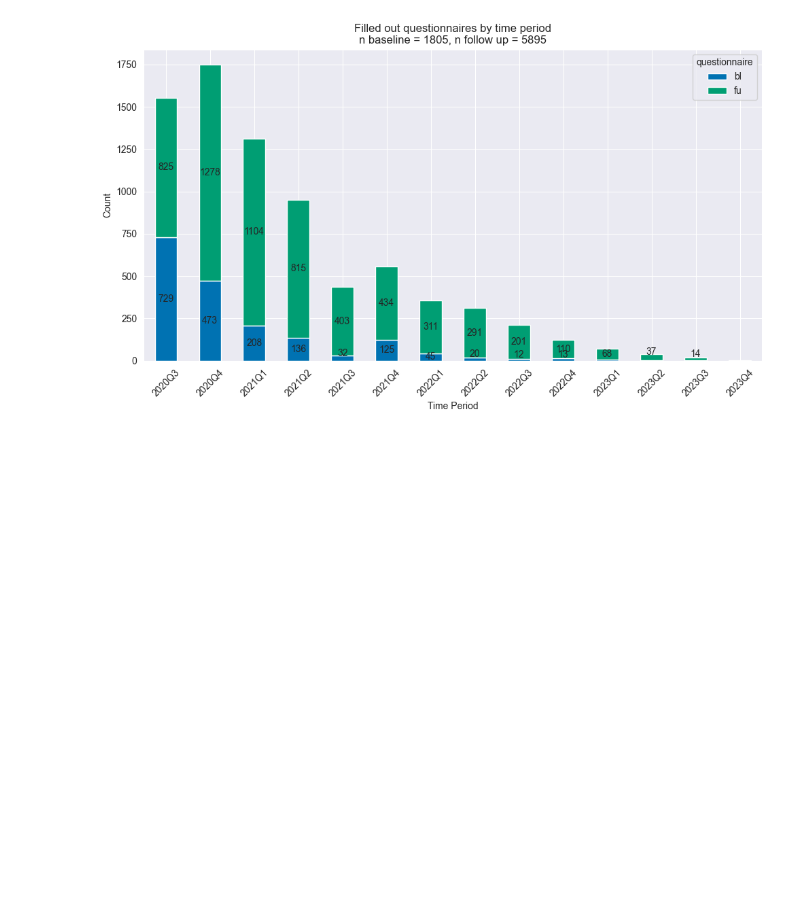
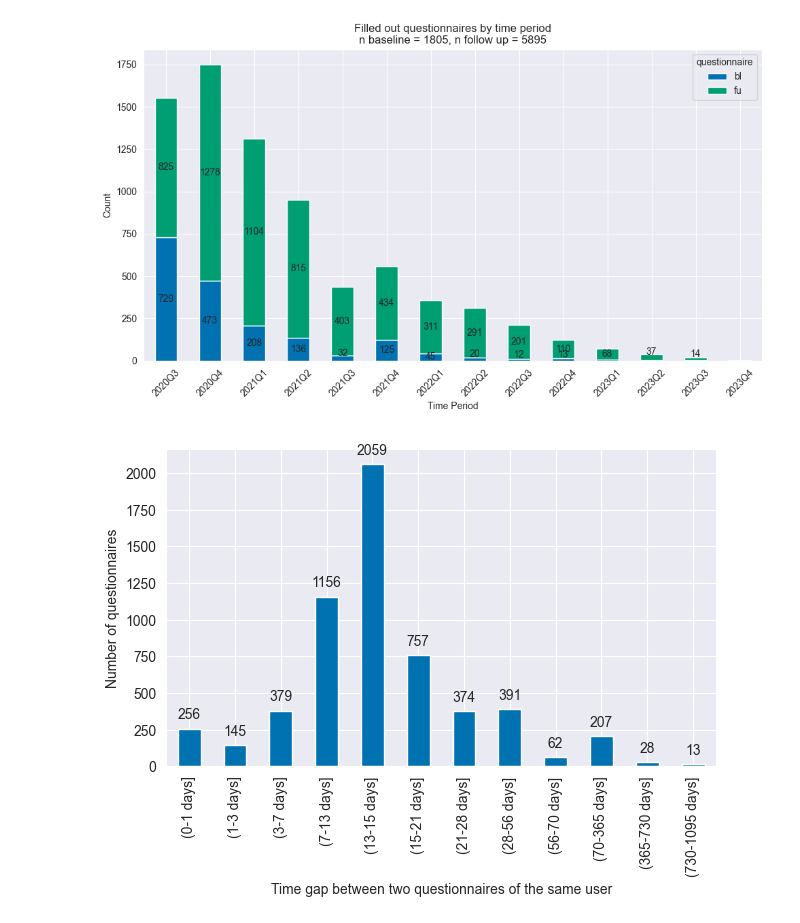
Before and after one commit to joa24jm/CH-Heart, a Jupyter notebook: src/d01_analyse/demographics.ipynb, the cells around one changed output. Saved outputs shown, nothing was run; the diff lists cells and outputs as text; code cells hidden in the pictures; blank space fills up the shorter version.

Commit message:
continue with data description: Create new figure of filling out behaviour

```diff
--- a/src/d01_analyse/demographics.ipynb
+++ b/src/d01_analyse/demographics.ipynb
@@ -210,3 +200,48 @@ plt.savefig('results/figures/n_assessments_by_Q_and_kind.svg')
 plt.show()
 # %% [output]
 [figure]
+# %%
+# Define bins
+bins = [pd.Timedelta(days=0), pd.Timedelta(days=1), pd.Timedelta(days=3), pd.Timedelta(days=7),
+        pd.Timedelta(days=13), pd.Timedelta(days=15), pd.Timedelta(days=21),
+        pd.Timedelta(days=28), pd.Timedelta(days=56), pd.Timedelta(days=70), pd.Timedelta(days=365), pd.Timedelta(days=730), pd.Timedelta(days=1095)]
+
+# Custom function to format timedelta bins into a readable string
+def format_bins(bins):
+    labels = []
+    for i in range(len(bins)-1):
+        lower = bins[i].days
+        upper = bins[i+1].days
+        labels.append(f"({lower}-{upper} days]")
+    return labels
+
+# Create a timedelta series and apply pd.cut()
+time_diff = df.groupby('user_id')['created_at'].diff()  # Example of getting time differences
+category = pd.cut(time_diff, bins=bins)
+value_counts = category.value_counts().sort_index()
+
+# Plotting
+ax = value_counts.plot(kind='bar')
+
+# Format and set custom x-axis labels
+custom_labels = format_bins(bins)
+plt.xticks(ticks=range(len(custom_labels)), labels=custom_labels, rotation=90, ha='center')  # Set custom labels
+
+# Adding data labels on top of each bar
+for p in ax.patches:
+    ax.annotate(f'{p.get_height()}', (p.get_x() + p.get_width() / 2., p.get_height()),
+                ha='center', va='center', xytext=(0, 10), textcoords='offset points')
+
+# Additional plot settings
+plt.xlabel('Time gap between two questionnaires of the same user')
+plt.ylabel('Number of questionnaires')
+#plt.title('Time gap between two filled out questionnaires')
+
+plt.tight_layout()
+
+plt.savefig('results/figures/time_gap_of_questionnaires.svg')
+
+# Show the plot
+plt.show()
+# %% [output]
+[figure, added]
```
Also changed, not shown: parts of 4 cells of this notebook, 1 other file.
